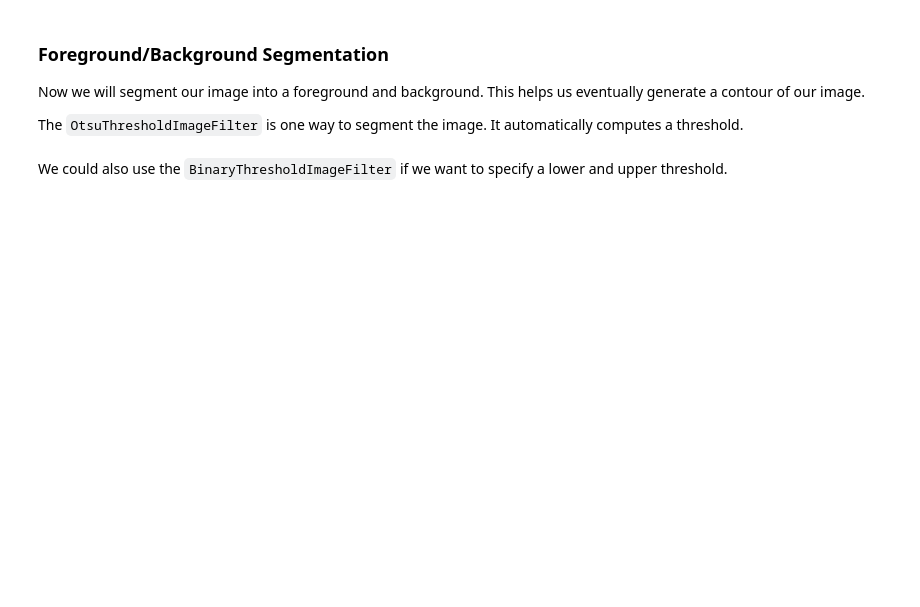
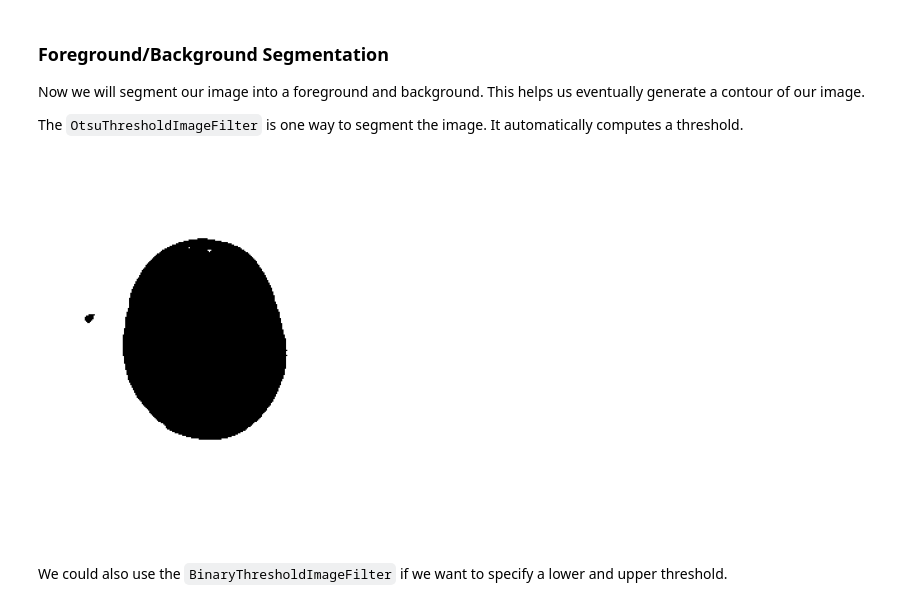
Before and after one commit to COMP523TeamD/TechTalk, a Jupyter notebook: src/filters.ipynb, the cells around one changed output. Drawn from its saved outputs; the diff is of its cells as text; code cells hidden in the pictures; blank space fills up the shorter version.

```diff
--- a/src/filters.ipynb
+++ b/src/filters.ipynb
@@ -41,7 +50,9 @@ Now we will segment our image into a foreground and background. This helps us ev
 The `OtsuThresholdImageFilter` is one way to segment the image. It automatically computes a threshold.
 # %%
 otsu_img: sitk.Image = sitk.OtsuThresholdImageFilter().Execute(smooth_img)
-disp_slice(otsu_img)
+disp_center_axial_slice(otsu_img)
+# %% [output]
+[figure, added]
 # %% [markdown]
 We could also use the `BinaryThresholdImageFilter` if we want to specify a lower and upper threshold.
 # %%
```
Also changed, not shown: parts of 6 cells of this notebook, 1 other file.
